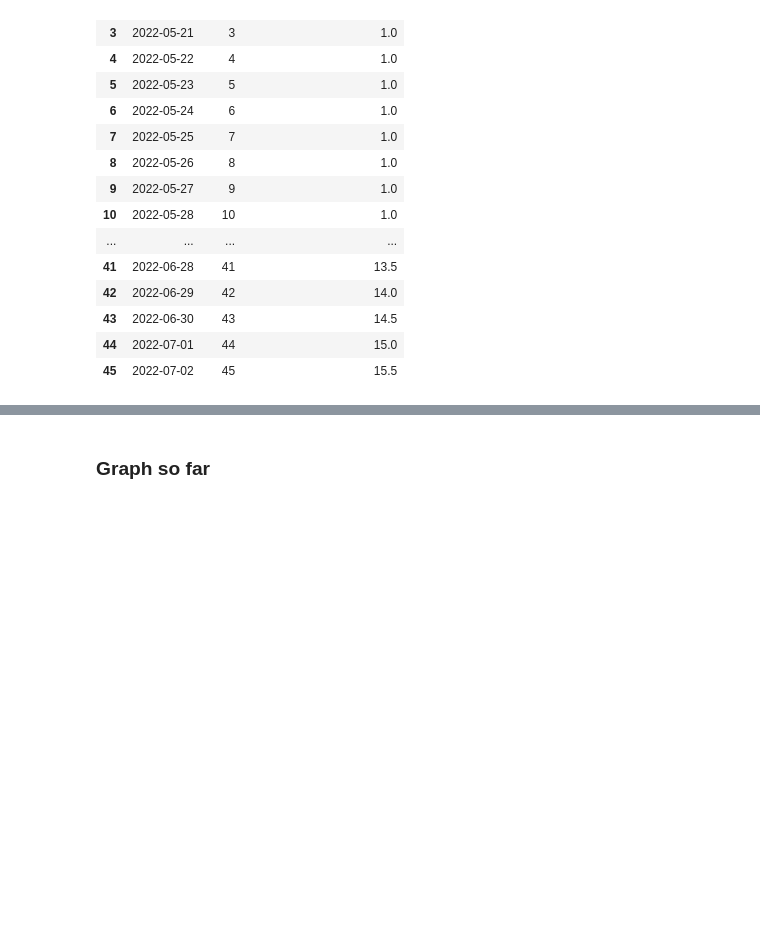
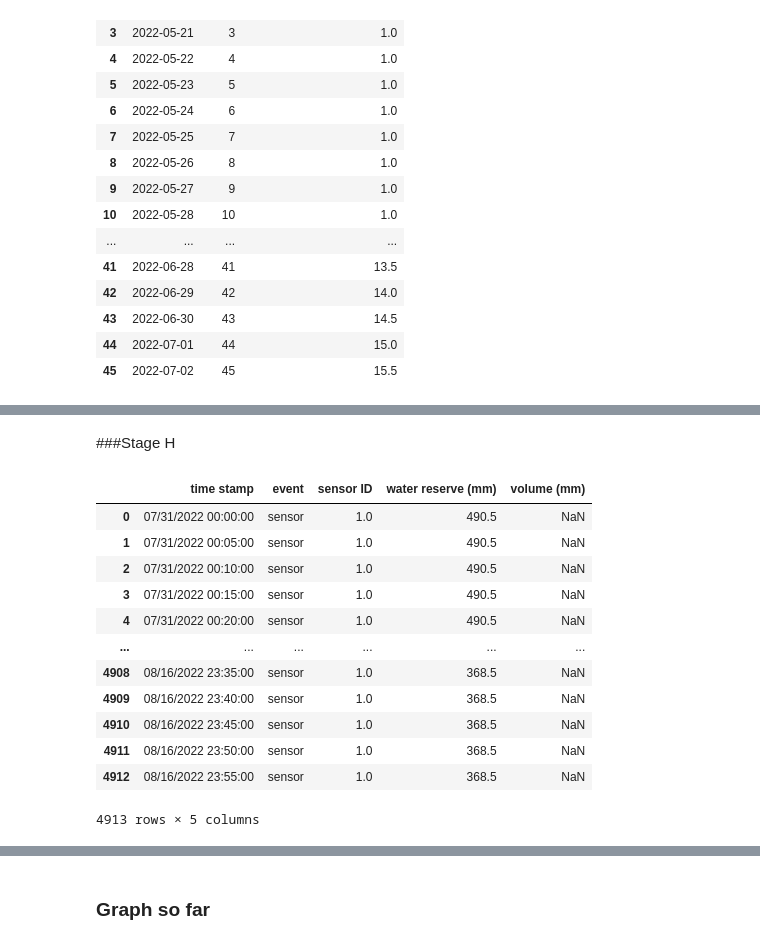
Before and after one commit to tif03/Plant-Growth-and-Water-Usage-Data-Analysis, a Jupyter notebook: stages_of_growth.ipynb, the cells around one changed output, grey strips where cells are left out. Saved outputs shown, nothing was run; the diff lists cells and outputs as text; code cells hidden in the pictures; blank space fills up the shorter version.

```diff
--- a/stages_of_growth.ipynb
+++ b/stages_of_growth.ipynb
@@ -340,0 +504,2 @@ clean_dataset
+# %% [markdown]
+###Stage H
@@ -340,0 +571,21 @@ clean_dataset
+# %%
+dataset_H = pd.read_csv(path_H)
+
+dataset_H["sensor ID"] = dataset_H["sensor ID"].astype(object)
+
+#raw simulated dataFrame
+dataset_H
+# %% [output]
+|  | time stamp | event | sensor ID | water reserve (mm) | volume (mm) |
+| 0 | 07/31/2022 00:00:00 | sensor | 1.0 | 490.5 | NaN |
+| 1 | 07/31/2022 00:05:00 | sensor | 1.0 | 490.5 | NaN |
+| 2 | 07/31/2022 00:10:00 | sensor | 1.0 | 490.5 | NaN |
+| 3 | 07/31/2022 00:15:00 | sensor | 1.0 | 490.5 | NaN |
+| 4 | 07/31/2022 00:20:00 | sensor | 1.0 | 490.5 | NaN |
+| ... | ... | ... | ... | ... | ... |
+| 4908 | 08/16/2022 23:35:00 | sensor | 1.0 | 368.5 | NaN |
+| 4909 | 08/16/2022 23:40:00 | sensor | 1.0 | 368.5 | NaN |
+| 4910 | 08/16/2022 23:45:00 | sensor | 1.0 | 368.5 | NaN |
+| 4911 | 08/16/2022 23:50:00 | sensor | 1.0 | 368.5 | NaN |
+| 4912 | 08/16/2022 23:55:00 | sensor | 1.0 | 368.5 | NaN |
+4913 rows × 5 columns
```
Also changed, not shown: parts of 20 cells of this notebook.
